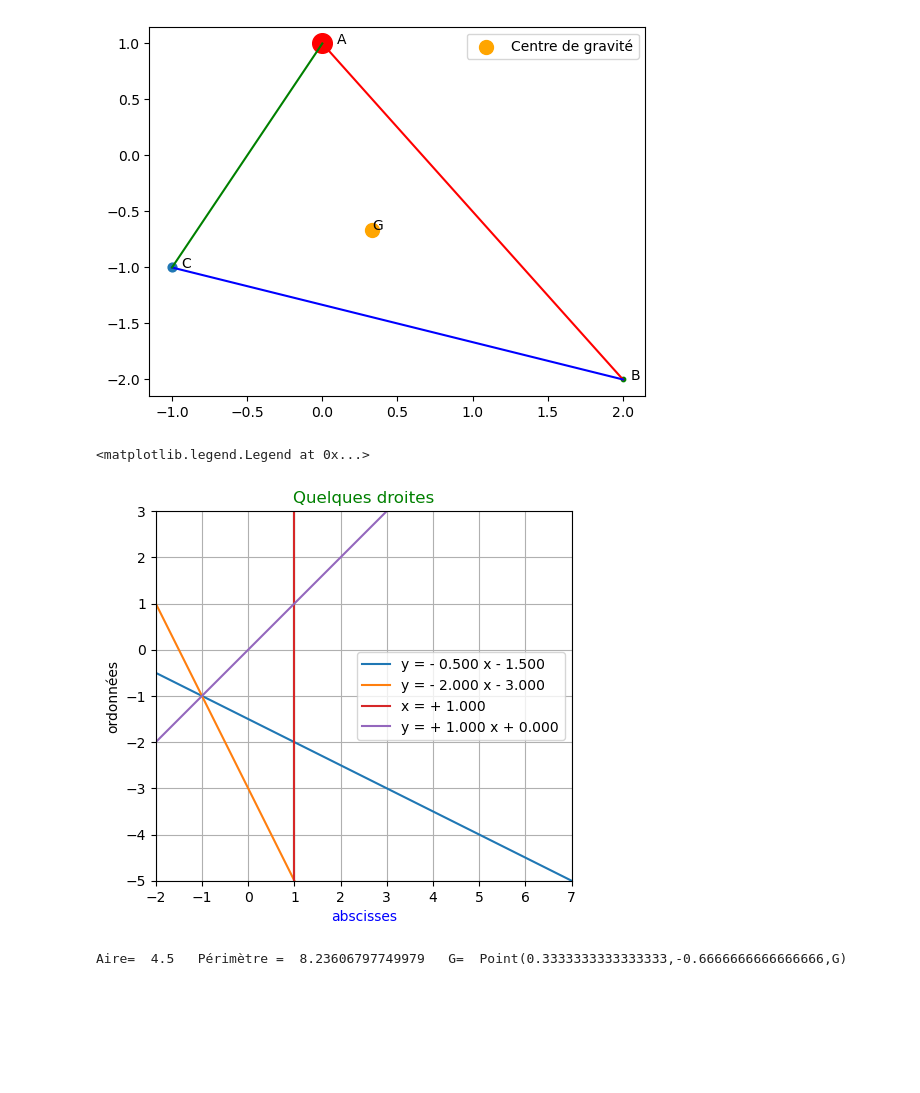
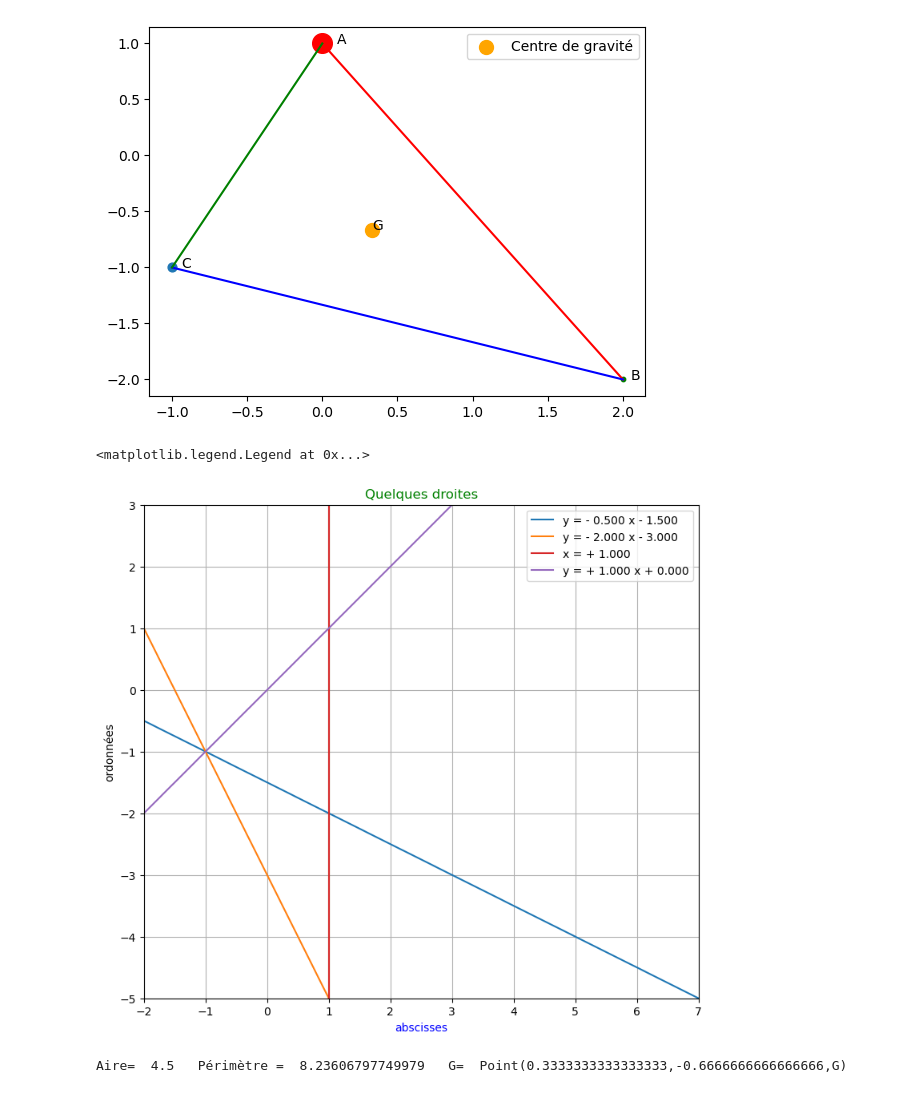
Before and after one commit to mhdeleglise/Formes2D, a Jupyter notebook: tst.ipynb, the cells around one changed output. Cells and saved outputs as stored; diff of their text form; code cells hidden in the pictures; blank space fills up the shorter version.

```diff
--- a/tst.ipynb
+++ b/tst.ipynb
@@ -63,27 +66,28 @@ Point(0,1,A) Point(2,-2,B) Point(-1,-1,C) Point(0.3333333333333333,-0.6666666666
 <matplotlib.legend.Legend at 0x...>
 [figure]
 # %%
-fig, ax = plt.subplots()
+fig, ax = plt.subplots(figsize=(10,8))
+ax.set_aspect('equal')
 ax.set_xlim(-2,7)
 ax.set_ylim(-5,3)
 d1=Droite(1,2,3)
 d2=Droite(2,1,3)
 d3=Droite(3,0,-3)
 d4=Droite(1,-1,0)
 
 line1 = d1.draw(ax,label= d1.str())
 line2 = d2.draw(ax,label= d2.str())
 line3 = d3.draw(ax,label= d3.str())
 line4 = d4.draw(ax,label= d4.str())
-ax.set_aspect('equal')
+
 ax.set_title("Quelques droites",color='green')
 ax.set_xlabel("abscisses",color='blue')
 ax.set_ylabel("ordonnées")
 ax.grid(visible=True, which="both")
 ax.legend()
 # %% [output]
 <matplotlib.legend.Legend at 0x...>
-[figure, old version]
+[figure, new version]
 # %%
 A = Point(-1,1,'A')
 B = Point(0,1.5,'B')
```
Also changed, not shown: parts of 6 cells of this notebook.
